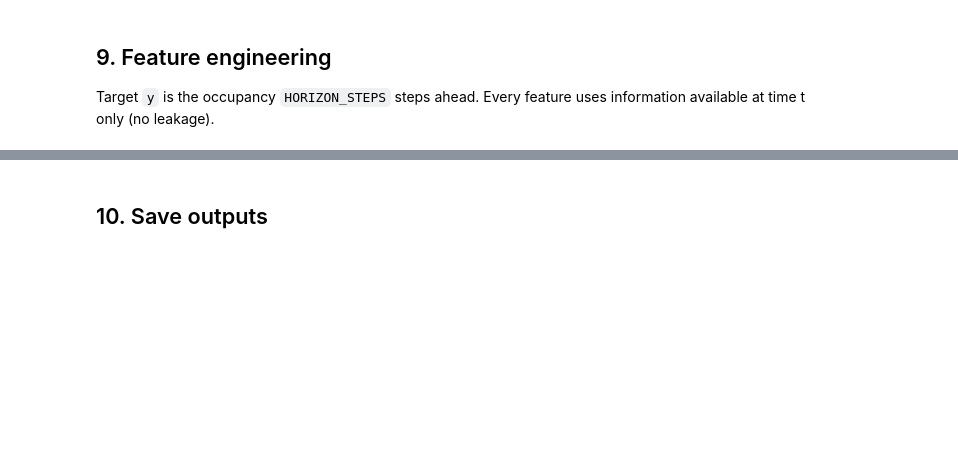
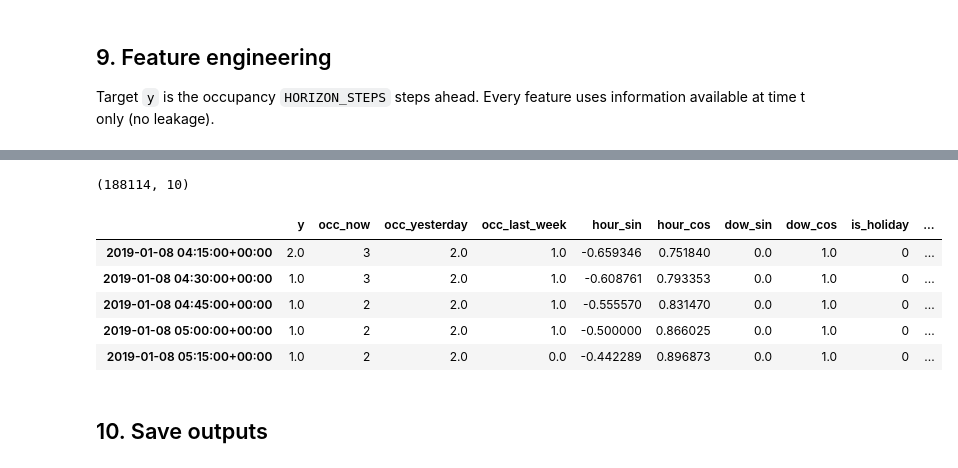
Before and after one commit to JamalEddineEb/EV-station-forecasting, a Jupyter notebook: data_audit.ipynb, the cells around one changed output, grey strips where cells are left out. Drawn from its saved outputs; the diff is of its cells as text; code cells hidden in the pictures; blank space fills up the shorter version.

```diff
--- a/data_audit.ipynb
+++ b/data_audit.ipynb
@@ -364,3 +309,49 @@ features.head()
+# %%
+H = HORIZON_STEPS
+
+def build_features(occ, horizon=H):
+    # local time of the value we are predicting (t + horizon)
+    tgt = (occ.index + pd.Timedelta(minutes=15 * horizon)).tz_convert(LOCAL_TZ)
+
+    X = pd.DataFrame({"y": occ.shift(-horizon)})        # target: occupancy at t+H
+    X["occ_now"] = occ                                  # how full is it now
+    X["occ_yesterday"] = occ.shift(96 - horizon)        # occupancy at t+H, one day earlier
+    X["occ_last_week"] = occ.shift(672 - horizon)       # occupancy at t+H, one week earlier
+    X["hour"] = tgt.hour + tgt.minute / 60              # time of day being predicted
+    X["dow"] = tgt.dayofweek                            # weekday being predicted
+
+    X["hour_sin"] = np.sin(2 * np.pi * X["hour"] / 24)
+    X["hour_cos"] = np.cos(2 * np.pi * X["hour"] / 24)
+
+    X["dow_sin"] = np.sin(2 * np.pi * X["dow"] / 7)
+    X["dow_cos"] = np.cos(2 * np.pi * X["dow"] / 7)
+
+    X = X.drop(columns=["hour", "dow"])
+
+    try:
+        import holidays
+        hol = holidays.US(state="CA")
+        X["is_holiday"] = [int(d in hol) for d in tgt.date]
+    except ImportError:
+        X["is_holiday"] = 0
+    return X
+
+parts = []
+for site, g in clean_df.groupby("site"):
+    f = build_features(occ[site])
+    f["site"] = site
+    parts.append(f)
+features = pd.concat(parts).dropna()
+print(features.shape)
+features.head()
+# %% [output]
+(188114, 10)
+|  | y | occ_now | occ_yesterday | occ_last_week | hour_sin | hour_cos | dow_sin | dow_cos | is_holiday | ... |
+| 2019-01-08 04:15:00+00:00 | 2.0 | 3 | 2.0 | 1.0 | -0.659346 | 0.751840 | 0.0 | 1.0 | 0 | ... |
+| 2019-01-08 04:30:00+00:00 | 1.0 | 3 | 2.0 | 1.0 | -0.608761 | 0.793353 | 0.0 | 1.0 | 0 | ... |
+| 2019-01-08 04:45:00+00:00 | 1.0 | 2 | 2.0 | 1.0 | -0.555570 | 0.831470 | 0.0 | 1.0 | 0 | ... |
+| 2019-01-08 05:00:00+00:00 | 1.0 | 2 | 2.0 | 1.0 | -0.500000 | 0.866025 | 0.0 | 1.0 | 0 | ... |
+| 2019-01-08 05:15:00+00:00 | 1.0 | 2 | 2.0 | 0.0 | -0.442289 | 0.896873 | 0.0 | 1.0 | 0 | ... |
 # %% [markdown]
 ## 10. Save outputs
 # %%
```
Also changed, not shown: parts of 3 cells of this notebook, 9 other files.
